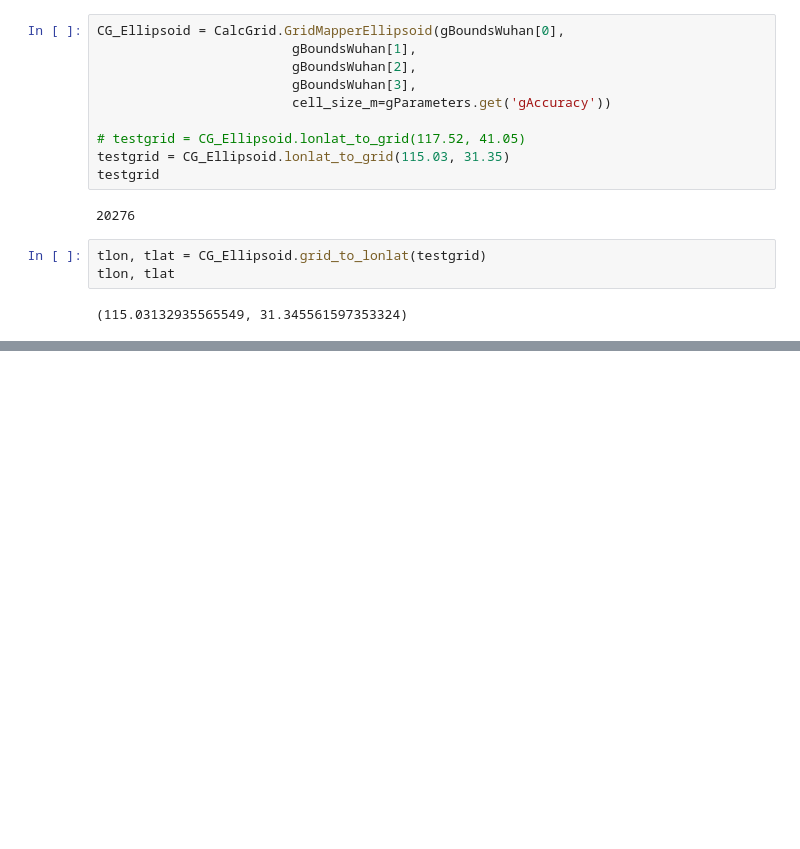
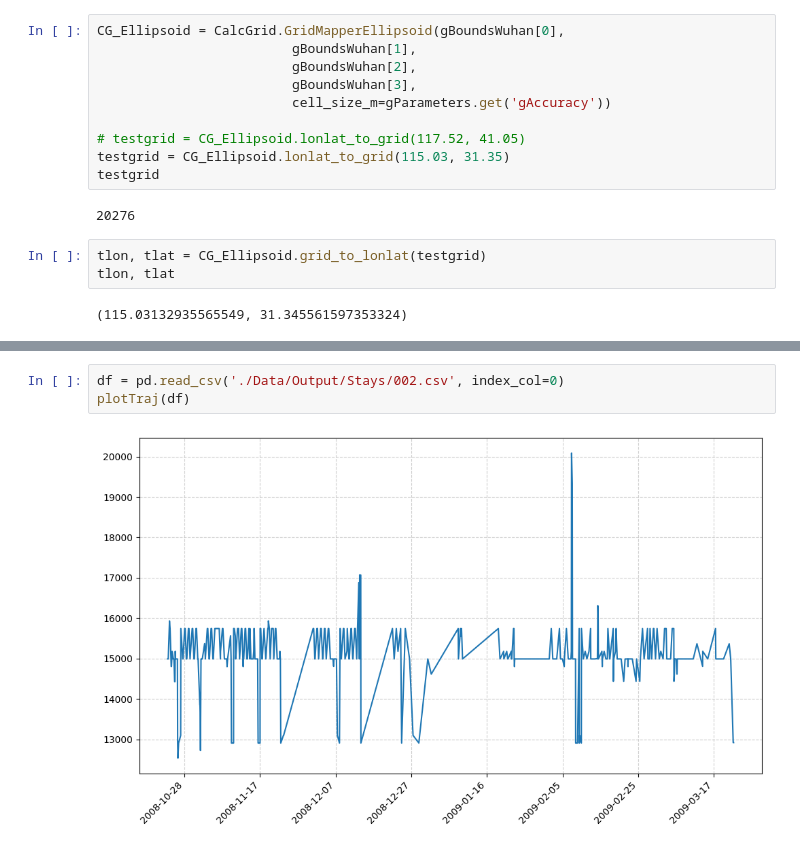
Before and after one commit to youareeverysingleday/TrajectoryFeatureGeneration, a Jupyter notebook: Test.ipynb, the cells around one changed output, grey strips where cells are left out. Drawn from its saved outputs; the diff is of its cells as text; blank space fills up the shorter version.

```diff
--- a/Test.ipynb
+++ b/Test.ipynb
@@ -56,0 +89,5 @@ tlon, tlat
+# %%
+df = pd.read_csv('./Data/Output/Stays/002.csv', index_col=0)
+plotTraj(df)
+# %% [output]
+[figure, added]
```
Also changed, not shown: parts of 4 cells of this notebook, 1 other file.
